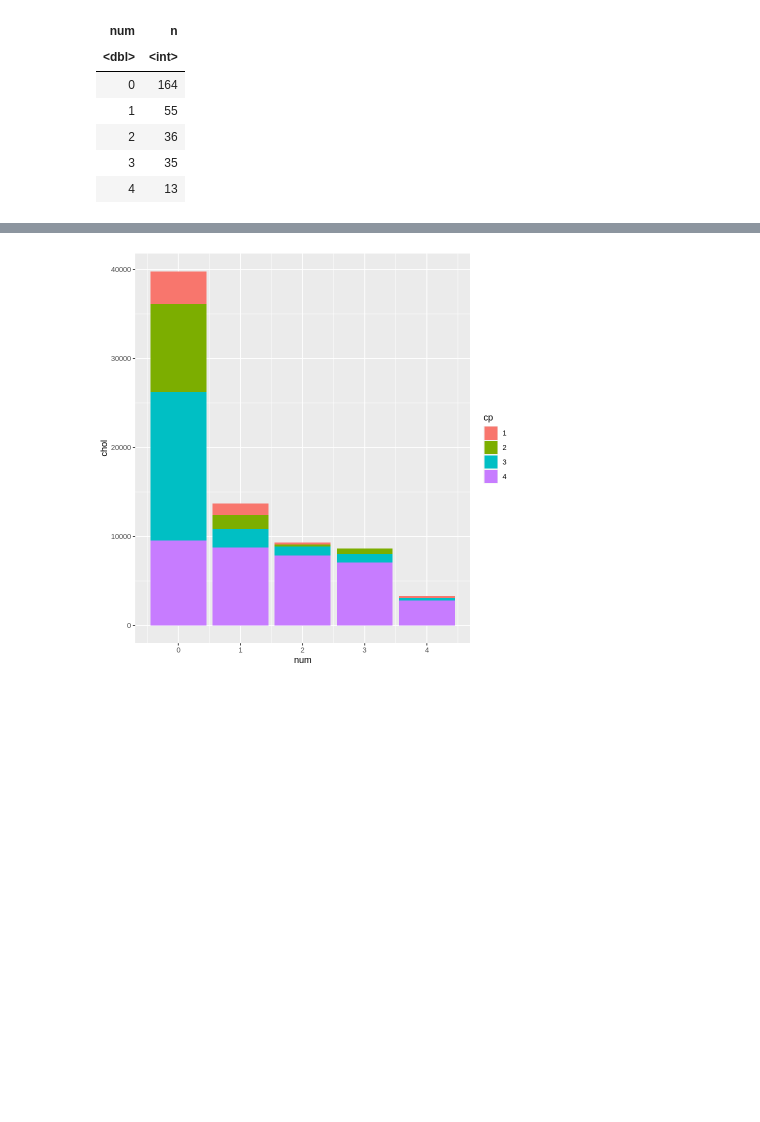
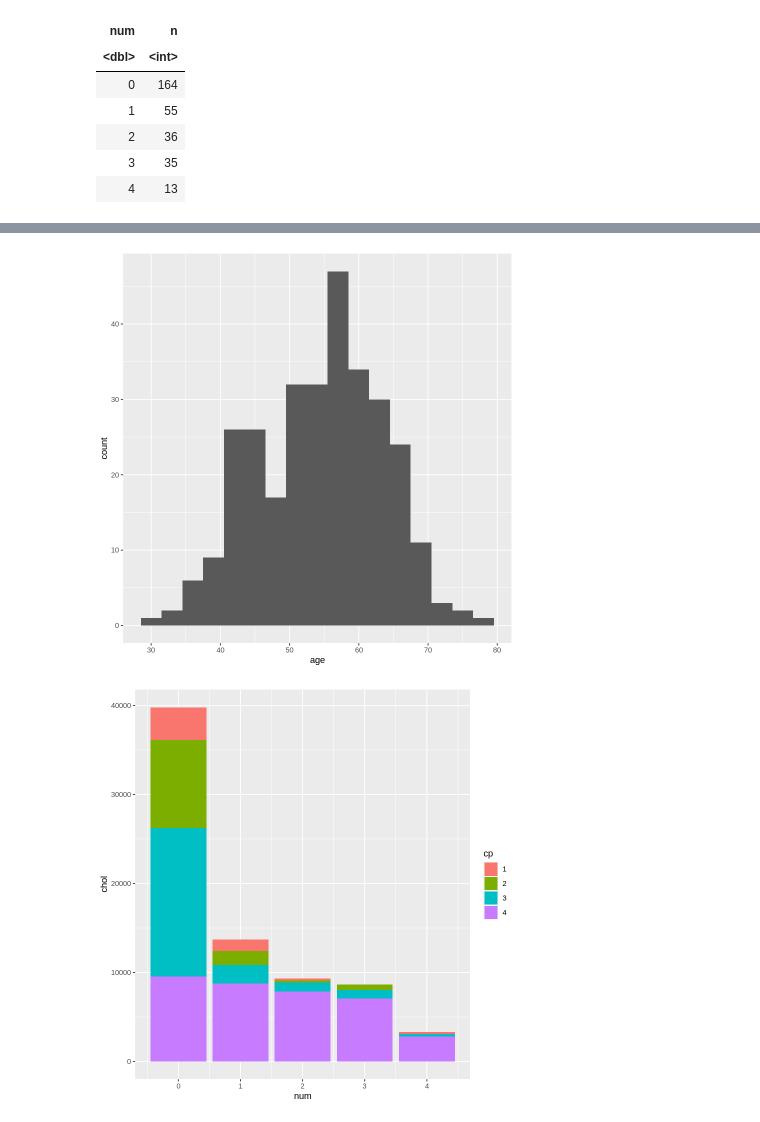
Before and after one commit to abnerbal/Heart_Disease_Predictor, a Jupyter notebook: heart_data.ipynb, the cells around one changed output, grey strips where cells are left out. Saved outputs shown, nothing was run; the diff lists cells and outputs as text; code cells hidden in the pictures; blank space fills up the shorter version.

```diff
--- a/heart_data.ipynb
+++ b/heart_data.ipynb
@@ -129,3 +115,10 @@ A tibble: 5 × 2
+# %%
+age_plot <- ggplot(heart_data,  aes(x = age)) +
+    geom_histogram(binwidth=3)
+
+age_plot
+# %% [output]
+[figure, added]
 # %%
 
 heart_plot <- ggplot(heart_data ,  aes(x = num , y = chol , fill = cp )) +
```
Also changed, not shown: parts of 3 cells of this notebook.
